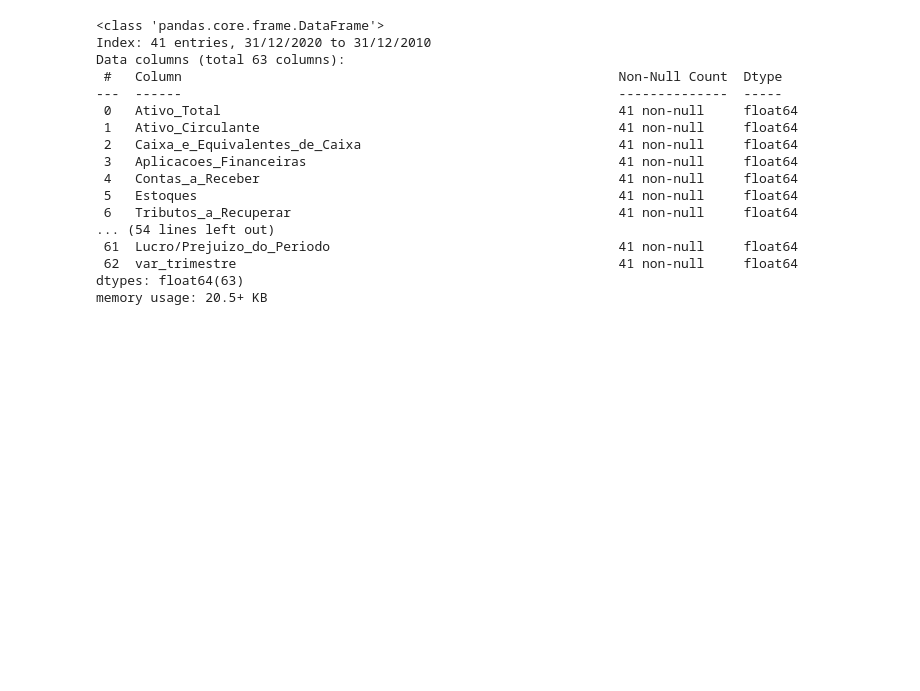
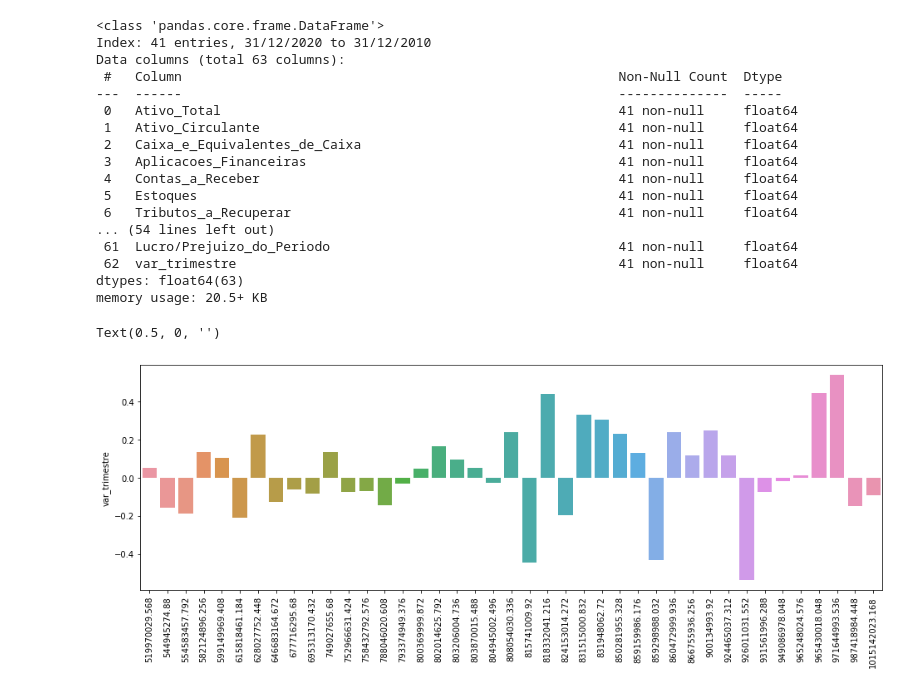
Before and after one commit to HugoSilva177/StockPred, a Jupyter notebook: notebooks/analise_dados_historicos.ipynb, the cells around one changed output. Saved outputs shown, nothing was run; the diff lists cells and outputs as text; code cells hidden in the pictures; blank space fills up the shorter version.

```diff
--- a/notebooks/analise_dados_historicos.ipynb
+++ b/notebooks/analise_dados_historicos.ipynb
@@ -603,3 +605,11 @@ Data columns (total 63 columns):
  62  var_trimestre                                                 41 non-null     float64
 dtypes: float64(63)
 memory usage: 20.5+ KB
+# %%
+plt.figure(figsize=(16,5))
+sns.barplot(x='Ativo_Total', y='var_trimestre', data=balanco_dre_variacoes_df)
+plt.xticks(rotation=90)
+plt.xlabel('')
+# %% [output]
+Text(0.5, 0, '')
+[figure, added]
```
Also changed, not shown: parts of 2 cells of this notebook.
